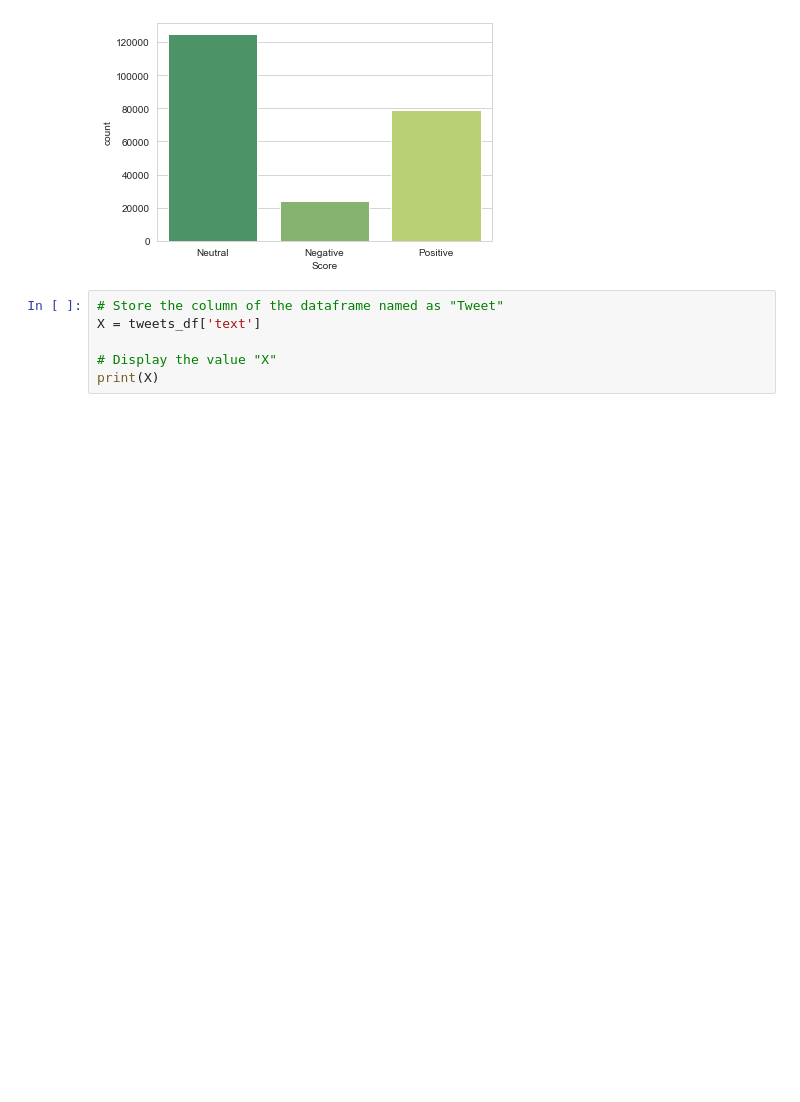
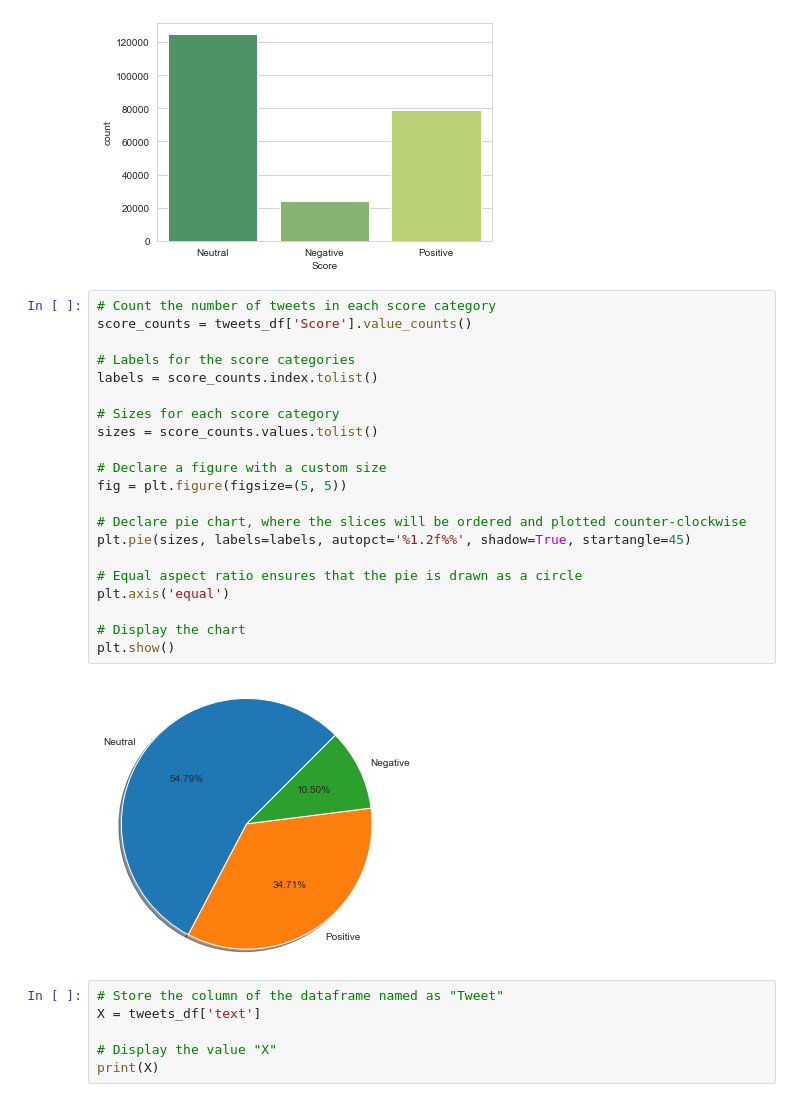
Before and after one commit to sba22250/S2CA2, a Jupyter notebook: covid tweets final.ipynb, the cells around one changed output. Saved outputs shown, nothing was run; the diff lists cells and outputs as text; blank space fills up the shorter version.

```diff
--- a/covid tweets final.ipynb
+++ b/covid tweets final.ipynb
@@ -297,6 +297,29 @@ sns.countplot(x='Score',data=tweets_df, palette='summer')
 # %% [output]
 <AxesSubplot:xlabel='Score', ylabel='count'>
 [figure]
+# %%
+# Count the number of tweets in each score category
+score_counts = tweets_df['Score'].value_counts()
+
+# Labels for the score categories
+labels = score_counts.index.tolist()
+
+# Sizes for each score category
+sizes = score_counts.values.tolist()
+
+# Declare a figure with a custom size
+fig = plt.figure(figsize=(5, 5))
+
+# Declare pie chart, where the slices will be ordered and plotted counter-clockwise
+plt.pie(sizes, labels=labels, autopct='%1.2f%%', shadow=True, startangle=45)
+
+# Equal aspect ratio ensures that the pie is drawn as a circle
+plt.axis('equal')
+
+# Display the chart
+plt.show()
+# %% [output]
+[figure, added]
 # %%
 # Store the column of the dataframe named as "Tweet"
 X = tweets_df['text']
```
Also changed, not shown: parts of 3 cells of this notebook, 1 other file.
